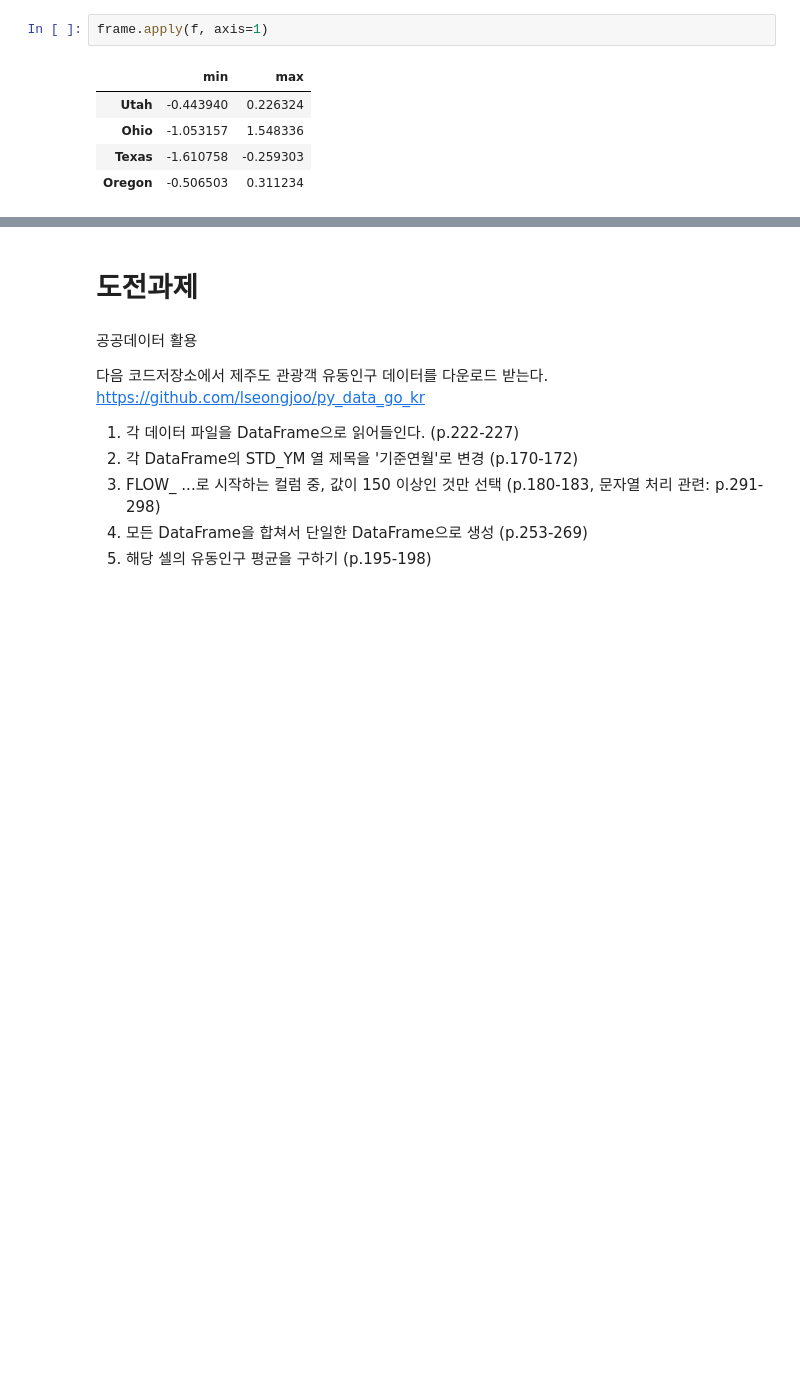
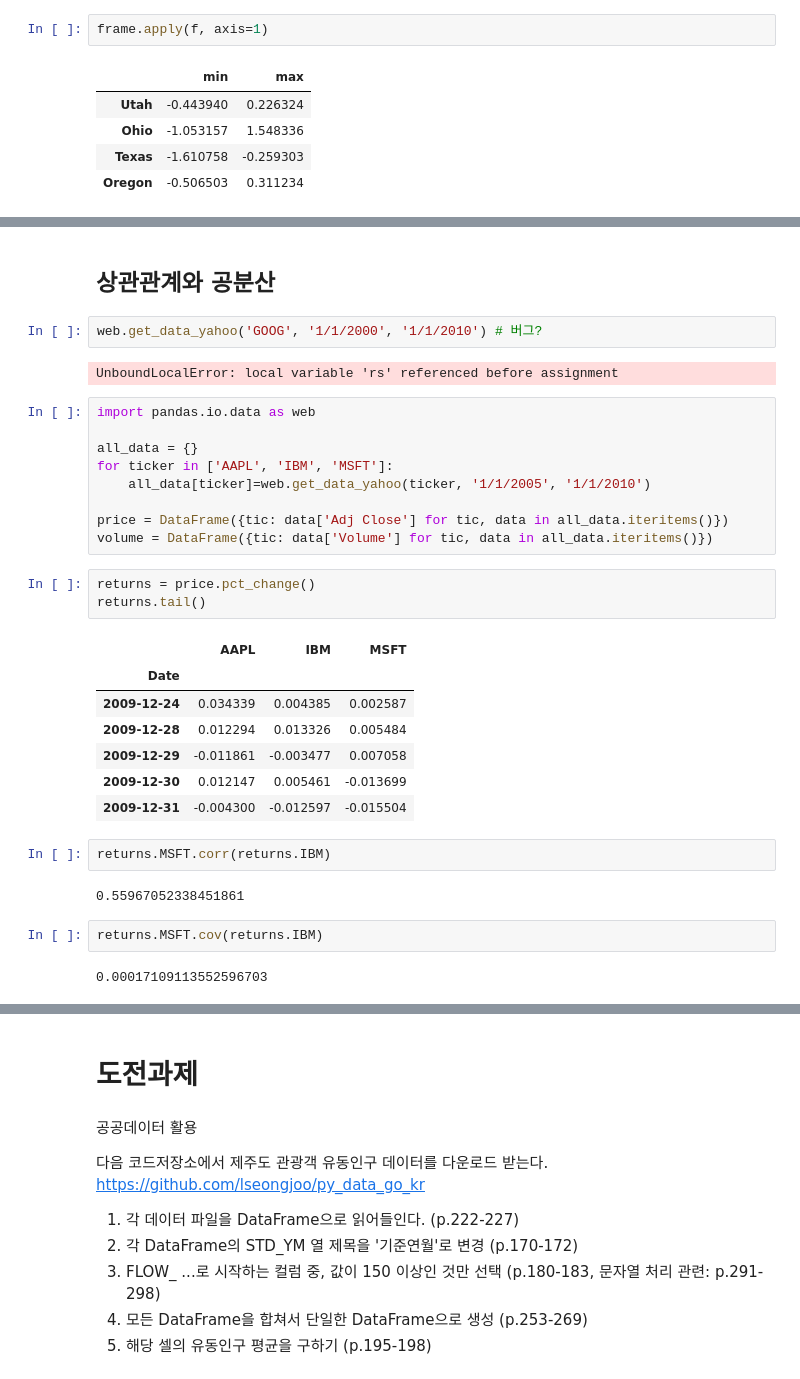
Before and after one commit to lseongjoo/bigpy, a Jupyter notebook: pandas.ipynb, the cells around one changed output, grey strips where cells are left out. Cells and saved outputs as stored; diff of their text form; blank space fills up the shorter version.

```diff
--- a/pandas.ipynb
+++ b/pandas.ipynb
@@ -1226,0 +1243,34 @@ frame.apply(f, axis=1)
+# %% [markdown]
+## 상관관계와 공분산
+# %%
+web.get_data_yahoo('GOOG', '1/1/2000', '1/1/2010') # 버그?
+# %% [output]
+UnboundLocalError: local variable 'rs' referenced before assignment
+# %%
+import pandas.io.data as web
+
+all_data = {}
+for ticker in ['AAPL', 'IBM', 'MSFT']:
+    all_data[ticker]=web.get_data_yahoo(ticker, '1/1/2005', '1/1/2010')
+
+price = DataFrame({tic: data['Adj Close'] for tic, data in all_data.iteritems()})
+volume = DataFrame({tic: data['Volume'] for tic, data in all_data.iteritems()})
+# %%
+returns = price.pct_change()
+returns.tail()
+# %% [output]
+|  | AAPL | IBM | MSFT |
+| Date |  |  |  |
+| 2009-12-24 | 0.034339 | 0.004385 | 0.002587 |
+| 2009-12-28 | 0.012294 | 0.013326 | 0.005484 |
+| 2009-12-29 | -0.011861 | -0.003477 | 0.007058 |
+| 2009-12-30 | 0.012147 | 0.005461 | -0.013699 |
+| 2009-12-31 | -0.004300 | -0.012597 | -0.015504 |
+# %%
+returns.MSFT.corr(returns.IBM)
+# %% [output]
+0.55967052338451861
+# %%
+returns.MSFT.cov(returns.IBM)
+# %% [output]
+0.00017109113552596703
```
Also changed, not shown: parts of 6 cells of this notebook.
